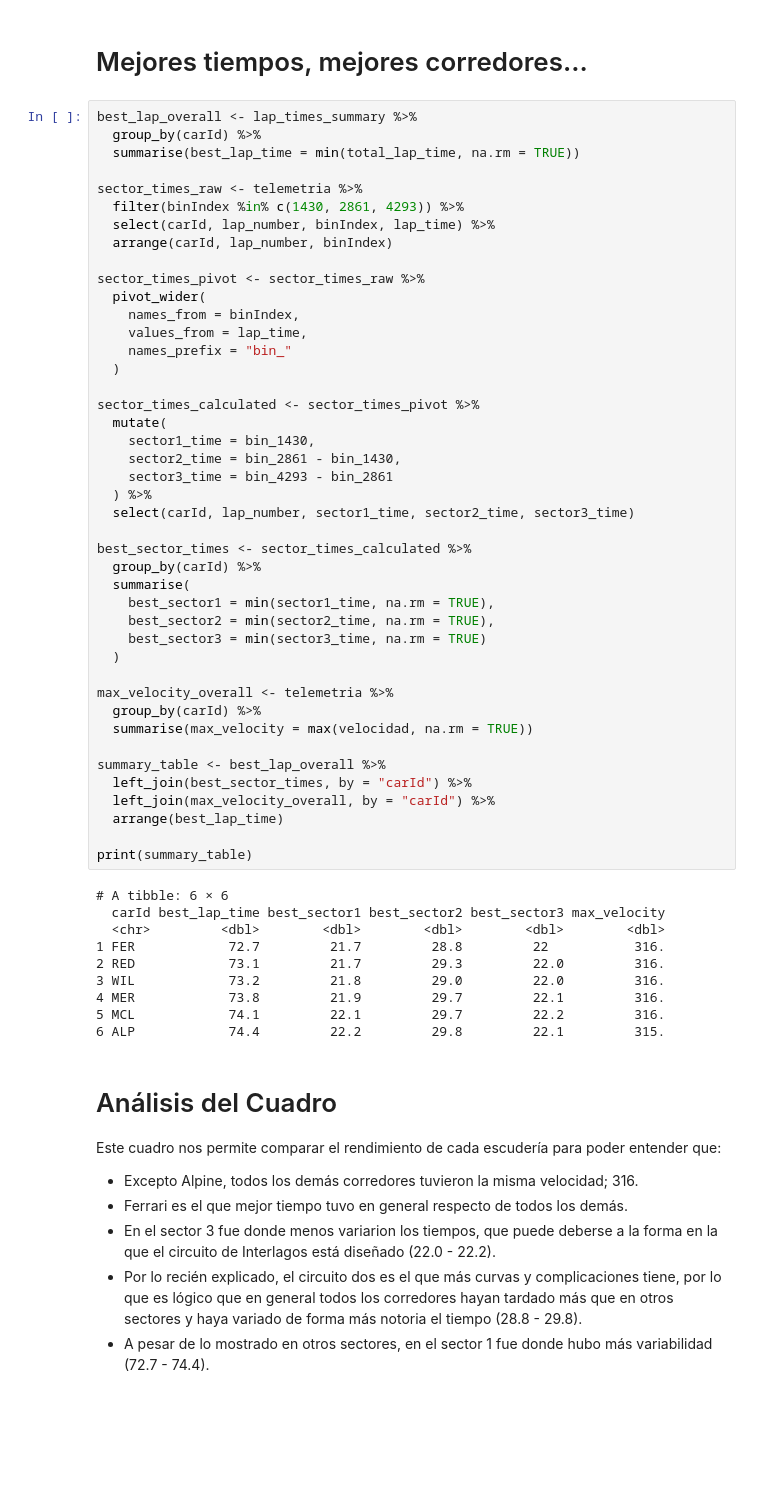
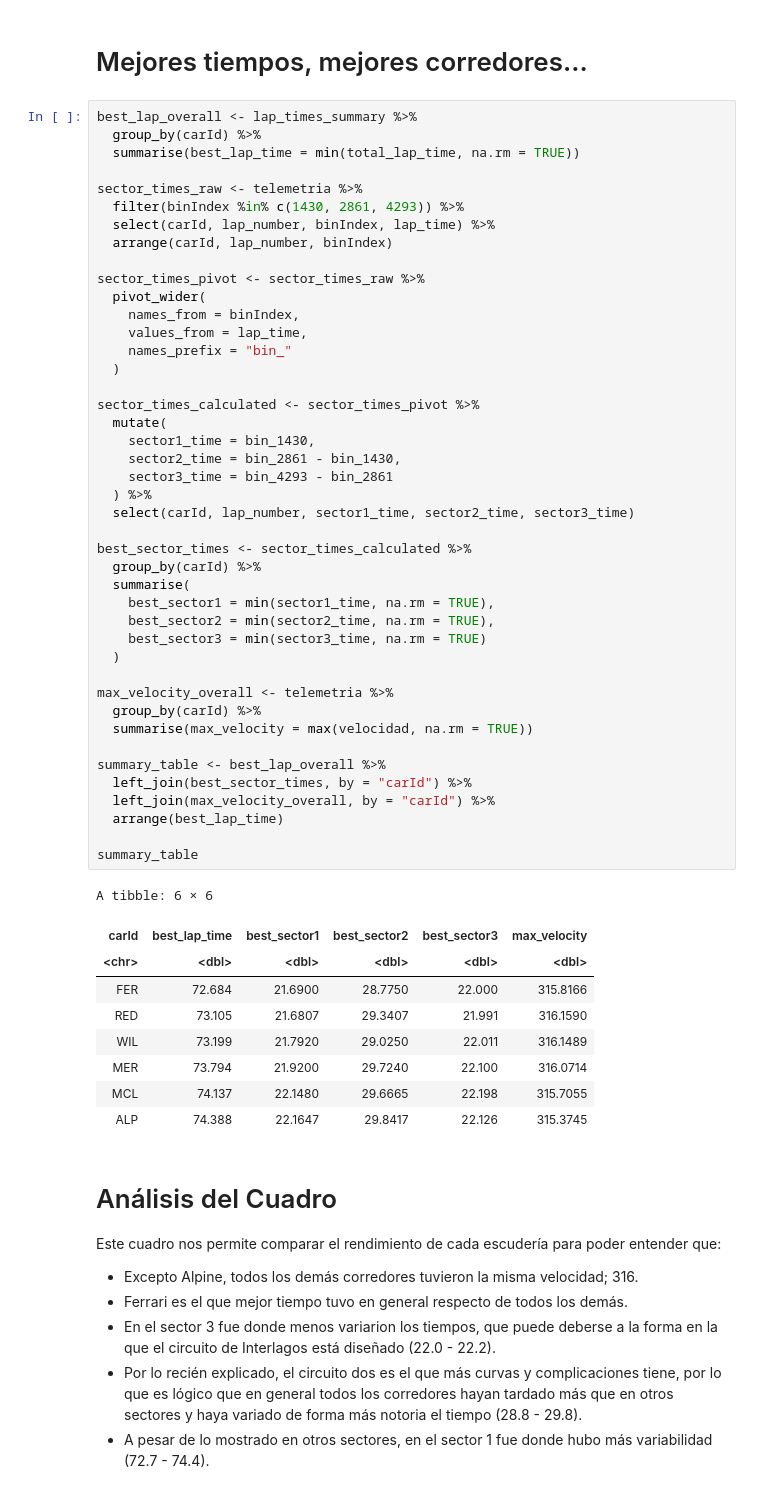
Before and after one commit to LuppeCh/F1EDA, a Jupyter notebook: Exploración_de_Datos_Trabajo_Final.ipynb, the cells around one changed output. Drawn from its saved outputs; the diff is of its cells as text; blank space fills up the shorter version.

```diff
--- a/Exploración_de_Datos_Trabajo_Final.ipynb
+++ b/Exploración_de_Datos_Trabajo_Final.ipynb
@@ -756,43 +765,43 @@ sector_times_pivot <- sector_times_raw %>%
     values_from = lap_time,
     names_prefix = "bin_"
   )
 
 sector_times_calculated <- sector_times_pivot %>%
   mutate(
     sector1_time = bin_1430,
     sector2_time = bin_2861 - bin_1430,
     sector3_time = bin_4293 - bin_2861
   ) %>%
   select(carId, lap_number, sector1_time, sector2_time, sector3_time)
 
 best_sector_times <- sector_times_calculated %>%
   group_by(carId) %>%
   summarise(
     best_sector1 = min(sector1_time, na.rm = TRUE),
     best_sector2 = min(sector2_time, na.rm = TRUE),
     best_sector3 = min(sector3_time, na.rm = TRUE)
   )
 
 max_velocity_overall <- telemetria %>%
   group_by(carId) %>%
   summarise(max_velocity = max(velocidad, na.rm = TRUE))
 
 summary_table <- best_lap_overall %>%
   left_join(best_sector_times, by = "carId") %>%
   left_join(max_velocity_overall, by = "carId") %>%
   arrange(best_lap_time)
 
-print(summary_table)
+summary_table
 # %% [output]
-# A tibble: 6 × 6
-  carId best_lap_time best_sector1 best_sector2 best_sector3 max_velocity
-  <chr>         <dbl>        <dbl>        <dbl>        <dbl>        <dbl>
-1 FER            72.7         21.7         28.8         22           316.
-2 RED            73.1         21.7         29.3         22.0         316.
-3 WIL            73.2         21.8         29.0         22.0         316.
-4 MER            73.8         21.9         29.7         22.1         316.
-5 MCL            74.1         22.1         29.7         22.2         316.
-6 ALP            74.4         22.2         29.8         22.1         315.
+A tibble: 6 × 6
+| carId | best_lap_time | best_sector1 | best_sector2 | best_sector3 | max_velocity |
+| <chr> | <dbl> | <dbl> | <dbl> | <dbl> | <dbl> |
+| FER | 72.684 | 21.6900 | 28.7750 | 22.000 | 315.8166 |
+| RED | 73.105 | 21.6807 | 29.3407 | 21.991 | 316.1590 |
+| WIL | 73.199 | 21.7920 | 29.0250 | 22.011 | 316.1489 |
+| MER | 73.794 | 21.9200 | 29.7240 | 22.100 | 316.0714 |
+| MCL | 74.137 | 22.1480 | 29.6665 | 22.198 | 315.7055 |
+| ALP | 74.388 | 22.1647 | 29.8417 | 22.126 | 315.3745 |
 # %% [markdown]
 # Análisis del Cuadro
 
```
Also changed, not shown: parts of 11 cells of this notebook.
